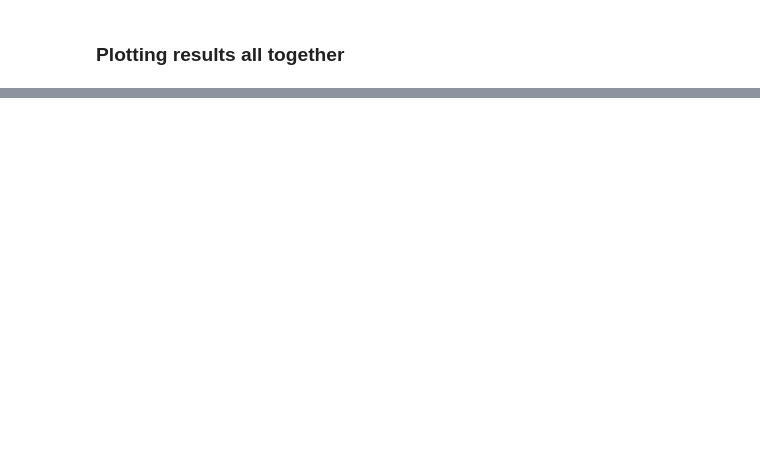
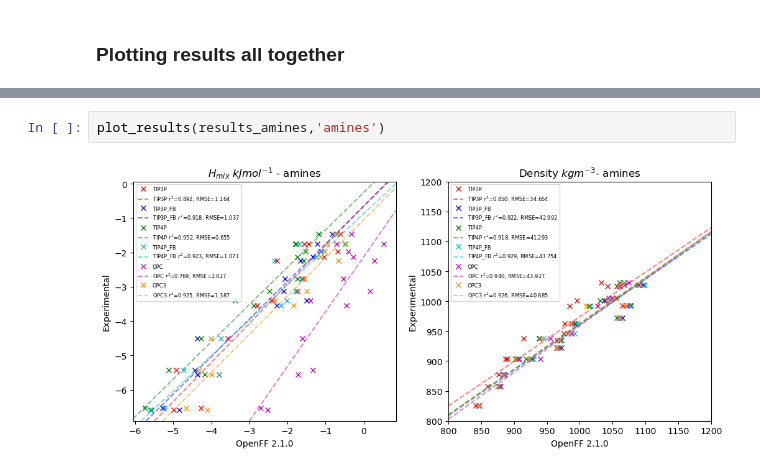
Before and after one commit to barmoral/evaluator-blanca, a Jupyter notebook: evaluator_water_calcs/hmix_dens_watermodels/analysis_funcgroups.ipynb, the cells around one changed output, grey strips where cells are left out. Drawn from its saved outputs; the diff is of its cells as text; blank space fills up the shorter version.

```diff
--- a/evaluator_water_calcs/hmix_dens_watermodels/analysis_funcgroups.ipynb
+++ b/evaluator_water_calcs/hmix_dens_watermodels/analysis_funcgroups.ipynb
@@ -483,0 +482,4 @@ plt.show()
+# %%
+plot_results(results_amines,'amines')
+# %% [output]
+[figure, added]
```
Also changed, not shown: parts of 32 cells of this notebook, 10 other files.
